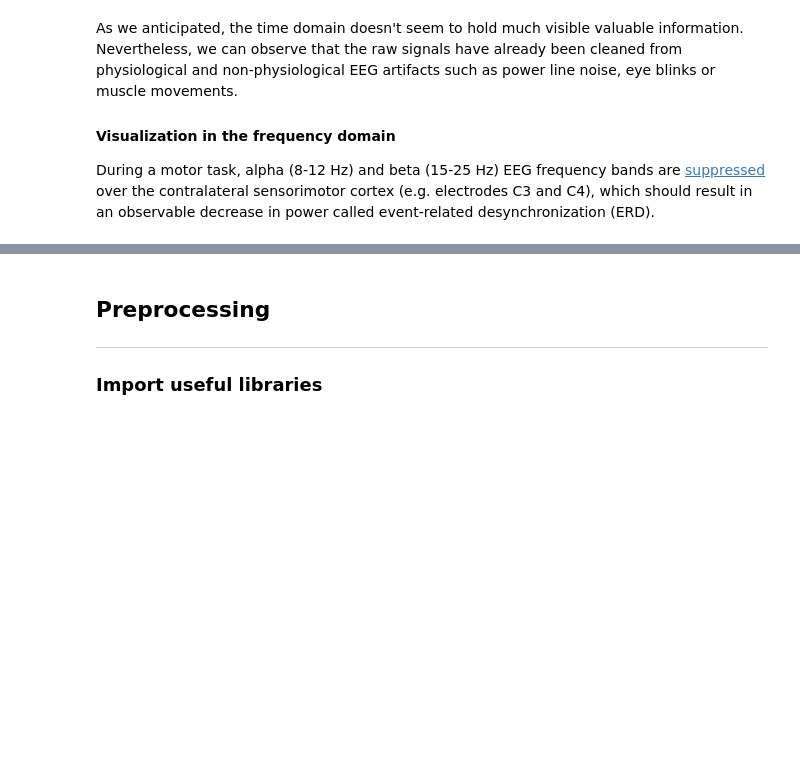
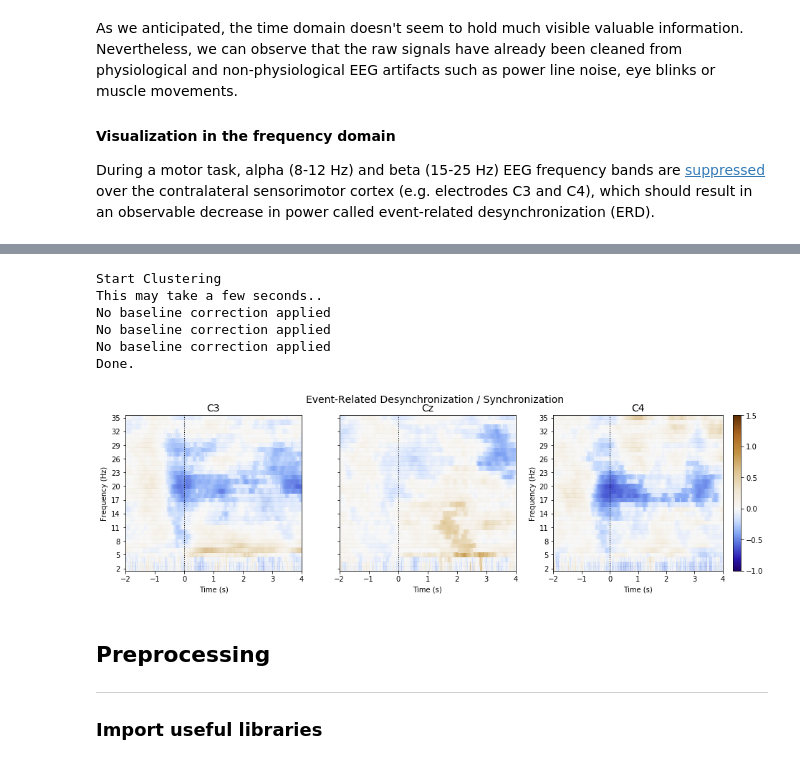
Before and after one commit to cedricsimar/Hand-Motions-Classification, a Jupyter notebook: main.ipynb, the cells around one changed output, grey strips where cells are left out. Drawn from its saved outputs; the diff is of its cells as text; code cells hidden in the pictures; blank space fills up the shorter version.

```diff
--- a/main.ipynb
+++ b/main.ipynb
@@ -217,3 +275,48 @@ Done.
+# %%
+# Plot the ERDS maps
+
+print("Start Clustering")
+print("This may take a few seconds..")
+
+fig, axes = plt.subplots(1, 3, figsize=(16, 4), gridspec_kw={"width_ratios": [10, 10, 12]})
+
+for ch, ax in enumerate(axes):  # for each channel
+    # positive clusters
+    _, c1, p1, _ = pcluster_test(tfr.data[:, ch, ...], tail=1, **kwargs, verbose = False);
+    # negative clusters
+    _, c2, p2, _ = pcluster_test(tfr.data[:, ch, ...], tail=-1, **kwargs, verbose = False);
+
+    # note that we keep clusters with p <= 0.05 from the combined clusters
+    # of two independent tests; in this example, we do not correct for
+    # these two comparisons
+    c = np.stack(c1 + c2, axis=2)  # combined clusters
+    p = np.concatenate((p1, p2))  # combined p-values
+    mask = c[..., p <= 0.05].any(axis=-1)
+
+    # plot TFR (ERDS map with masking)
+    colorb = True if ch == 2 else False
+    tfr.average().plot([ch], vmin=vmin, vmax=vmax, cmap=(cmap, False),
+                       axes=ax, colorbar=colorb, show=False, mask=mask);
+
+    ax.set_title(epochs.ch_names[ch], fontsize=14)
+    ax.axvline(0, linewidth=1, color="black", linestyle=":")  # event
+    if not ax.is_first_col():
+        ax.set_ylabel("")
+        ax.set_yticklabels("")
+
+print("Done.")
+
+title = 'Event-Related Desynchronization / Synchronization'
+fig.suptitle(title, fontsize=14)
+plt.show()
+# %% [output]
+Start Clustering
+This may take a few seconds..
+No baseline correction applied
+No baseline correction applied
+No baseline correction applied
+Done.
+[figure, added]
 # %% [markdown]
 ## Preprocessing <a class="anchor" id="preprocessing"></a>
 <hr/>
```
Also changed, not shown: parts of 3 cells of this notebook.
